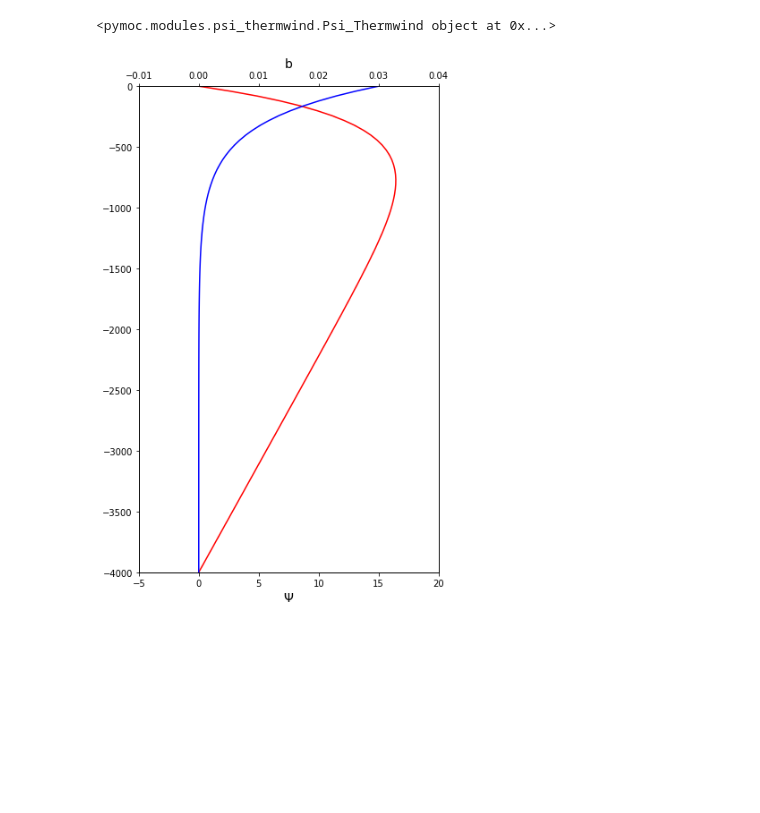
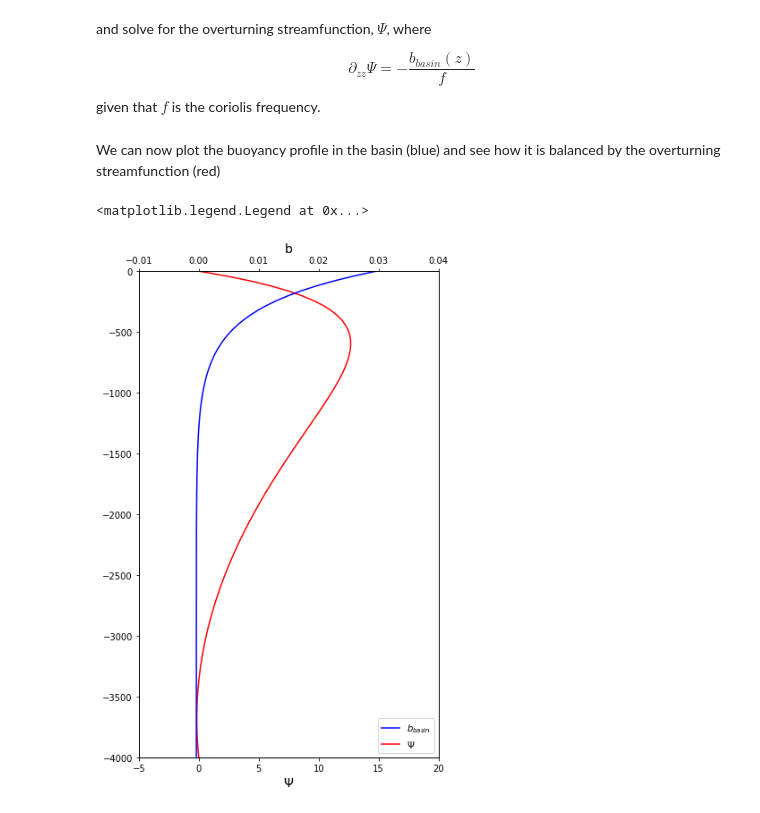
Before and after one commit to pymoc/pymoc, a Jupyter notebook: notebooks/PsiNA.ipynb, the cells around one changed output. Drawn from its saved outputs; the diff is of its cells as text; code cells hidden in the pictures; blank space fills up the shorter version.

```diff
--- a/notebooks/PsiNA.ipynb
+++ b/notebooks/PsiNA.ipynb
@@ -6,4 +14,3 @@ from matplotlib import pyplot as plt
 # %%
-# buoyancy profile in the basin:
 def b_basin(z):
-  return 0.03 * np.exp(z / 300.) - 0.000
+  return 0.03 * np.exp(z / 300.) - 0.0004
@@ -12,22 +23,29 @@ z = np.asarray(np.linspace(-4000, 0, 100))
 # %%
 m = Psi_Thermwind(z=z, b1=b_basin)
-# %%
-print(m)
-# %% [output]
-<pymoc.modules.psi_thermwind.Psi_Thermwind object at 0x...>
+# %% [markdown]
+and solve for the overturning streamfunction, $\Psi$, where
+
+$$\partial_{zz}\Psi=-\frac{b_{basin}(z)}{f}$$
+
+given that $f$ is the coriolis frequency.
 # %%
 m.solve()
+# %% [markdown]
+We can now plot the buoyancy profile in the basin (blue) and see how it is balanced by the overturning streamfunction (red)
 # %%
 fig = plt.figure(figsize=(6, 10))
 ax1 = fig.add_subplot(111)
 ax2 = ax1.twiny()
-ax2.plot(b_basin(m.z), m.z, color='b')
-ax1.plot(m.Psi, m.z, color='r')
+lb = ax2.plot(b_basin(m.z), m.z, color='b', label='$b_{basin}$')
+lpsi = ax1.plot(m.Psi, m.z, color='r', label='$\Psi$')
 plt.ylim((-4e3, 0))
 ax1.set_xlim((-5, 20))
 ax2.set_xlim((-0.01, 0.04))
 ax1.set_xlabel('$\Psi$', fontsize=14)
 ax2.set_xlabel('b', fontsize=14)
-plt.show()
+lines = lb + lpsi
+labels = [l.get_label() for l in lines]
+plt.legend(lines, labels, loc='lower right')
 # %% [output]
+<matplotlib.legend.Legend at 0x...>
-[figure, old version]
+[figure, new version]
```
Also changed, not shown: parts of 10 cells of this notebook.
